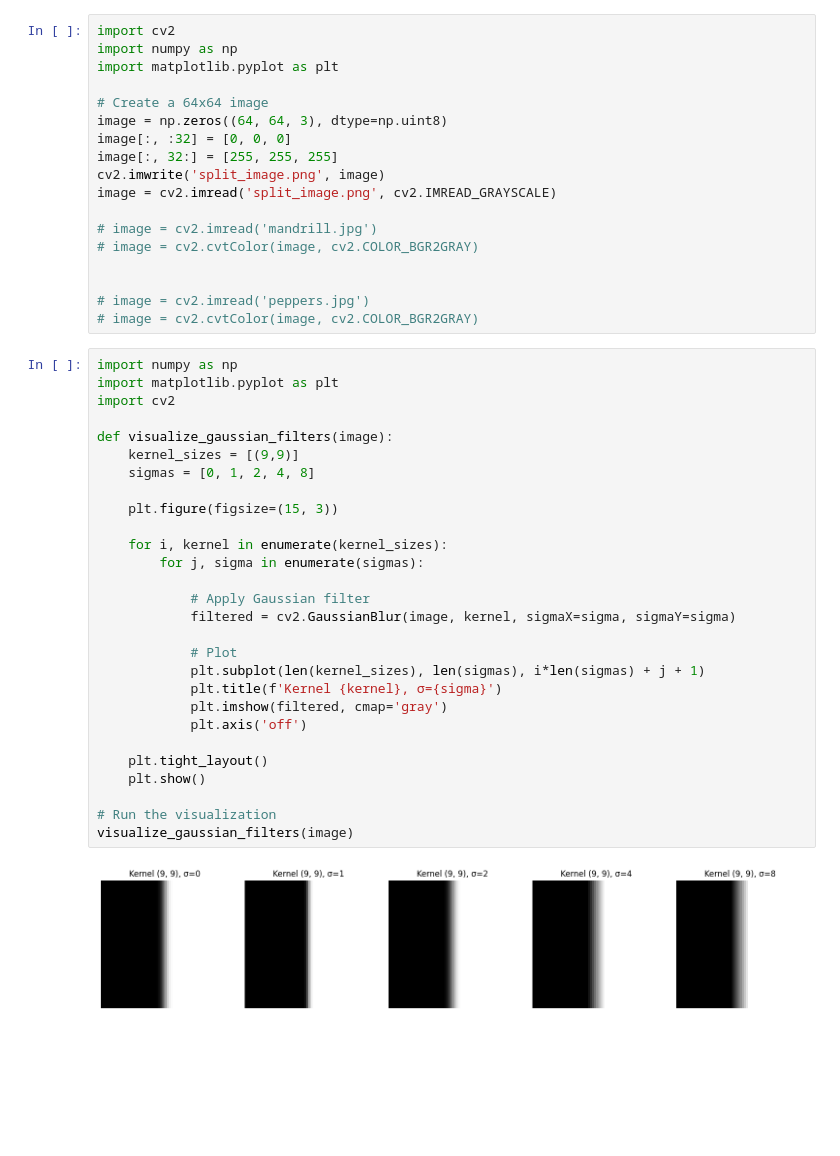
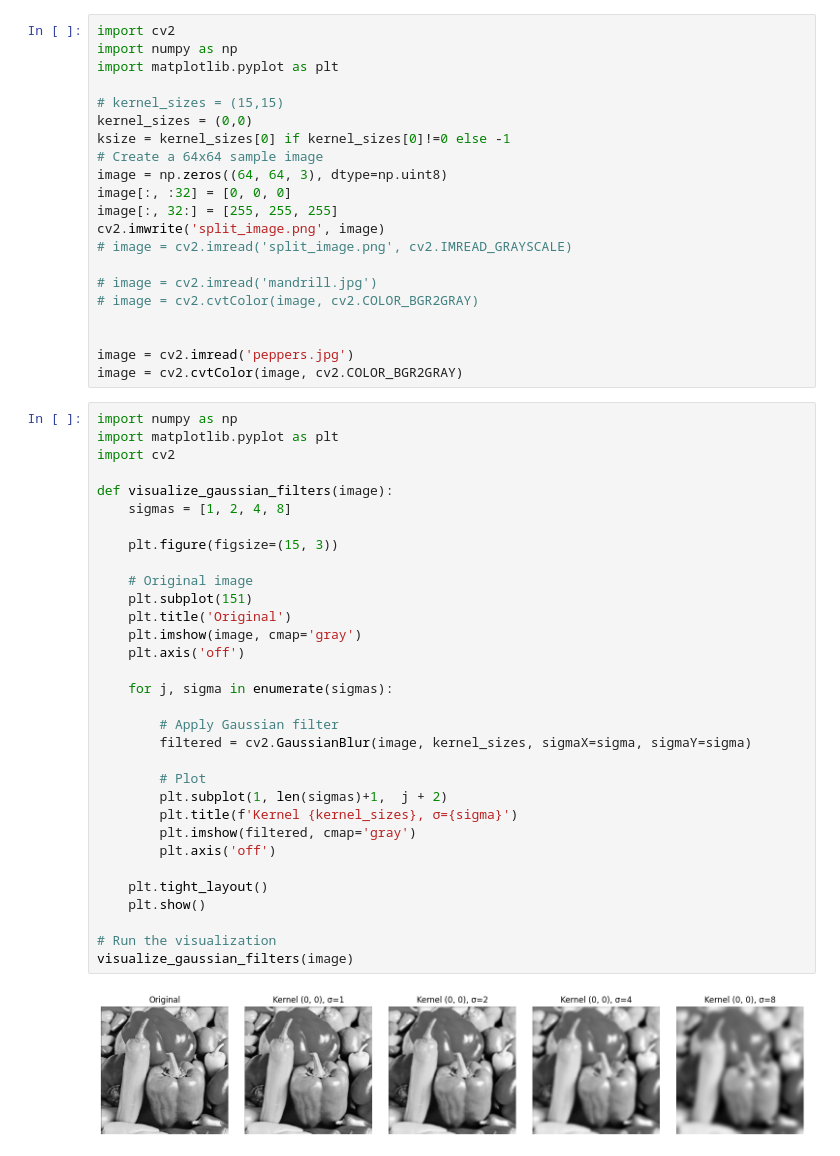
Before and after one commit to ducanhdt/VIP_course_assignment, a Jupyter notebook: main.ipynb, the cells around one changed output. Drawn from its saved outputs; the diff is of its cells as text; blank space fills up the shorter version.

```diff
--- a/main.ipynb
+++ b/main.ipynb
@@ -3,47 +3,54 @@ import cv2
 import numpy as np
 import matplotlib.pyplot as plt
 
-# Create a 64x64 image
+# kernel_sizes = (15,15)
+kernel_sizes = (0,0)
+ksize = kernel_sizes[0] if kernel_sizes[0]!=0 else -1
+# Create a 64x64 sample image
 image = np.zeros((64, 64, 3), dtype=np.uint8)
 image[:, :32] = [0, 0, 0]
 image[:, 32:] = [255, 255, 255]
 cv2.imwrite('split_image.png', image)
-image = cv2.imread('split_image.png', cv2.IMREAD_GRAYSCALE)
+# image = cv2.imread('split_image.png', cv2.IMREAD_GRAYSCALE)
 
 # image = cv2.imread('mandrill.jpg')
 # image = cv2.cvtColor(image, cv2.COLOR_BGR2GRAY)
 
 
-# image = cv2.imread('peppers.jpg')
-# image = cv2.cvtColor(image, cv2.COLOR_BGR2GRAY)
+image = cv2.imread('peppers.jpg')
+image = cv2.cvtColor(image, cv2.COLOR_BGR2GRAY)
 # %%
 import numpy as np
 import matplotlib.pyplot as plt
 import cv2
 
 def visualize_gaussian_filters(image):
-    kernel_sizes = [(9,9)]
-    sigmas = [0, 1, 2, 4, 8]
+    sigmas = [1, 2, 4, 8]
 
     plt.figure(figsize=(15, 3))
 
-    for i, kernel in enumerate(kernel_sizes):
-        for j, sigma in enumerate(sigmas):
+    # Original image
+    plt.subplot(151)
+    plt.title('Original')
+    plt.imshow(image, cmap='gray')
+    plt.axis('off')
 
-            # Apply Gaussian filter
-            filtered = cv2.GaussianBlur(image, kernel, sigmaX=sigma, sigmaY=sigma)
+    for j, sigma in enumerate(sigmas):
 
-            # Plot
-            plt.subplot(len(kernel_sizes), len(sigmas), i*len(sigmas) + j + 1)
-            plt.title(f'Kernel {kernel}, σ={sigma}')
-            plt.imshow(filtered, cmap='gray')
-            plt.axis('off')
+        # Apply Gaussian filter
+        filtered = cv2.GaussianBlur(image, kernel_sizes, sigmaX=sigma, sigmaY=sigma)
+
+        # Plot
+        plt.subplot(1, len(sigmas)+1,  j + 2)
+        plt.title(f'Kernel {kernel_sizes}, σ={sigma}')
+        plt.imshow(filtered, cmap='gray')
+        plt.axis('off')
 
     plt.tight_layout()
     plt.show()
 
 # Run the visualization
 visualize_gaussian_filters(image)
 # %% [output]
-[figure, old version]
+[figure, new version]
 # %%
```
Also changed, not shown: parts of 9 cells of this notebook.
